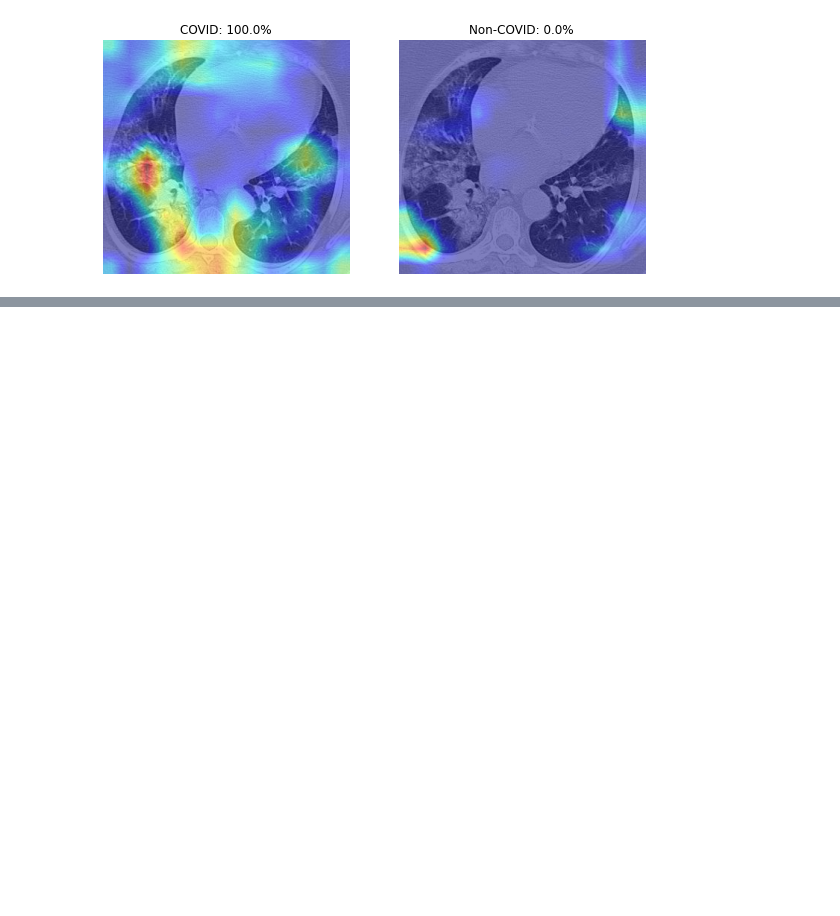
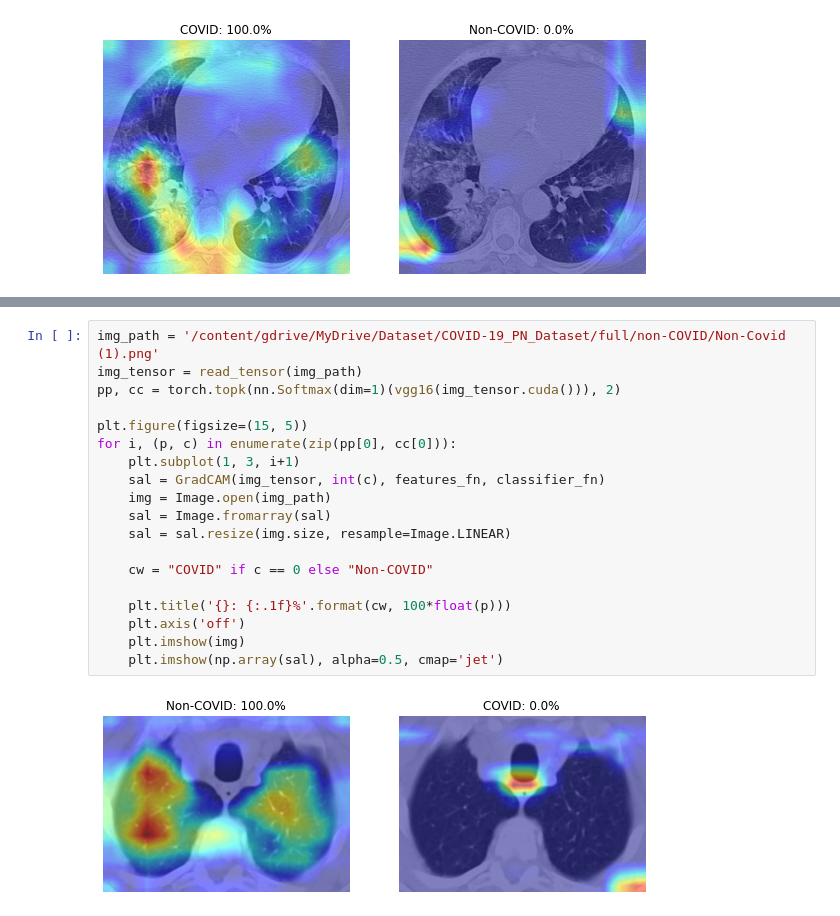
Before and after one commit to plthon/ai-notebooks, a Jupyter notebook: COVID-19 Diagnosis/vgg16_transfer_learning_Grad_CAM_COVID_19_CT_Diagnosis.ipynb, the cells around one changed output, grey strips where cells are left out. Drawn from its saved outputs; the diff is of its cells as text; blank space fills up the shorter version.

```diff
--- a/COVID-19 Diagnosis/vgg16_transfer_learning_Grad_CAM_COVID_19_CT_Diagnosis.ipynb
+++ b/COVID-19 Diagnosis/vgg16_transfer_learning_Grad_CAM_COVID_19_CT_Diagnosis.ipynb
@@ -719,0 +724,21 @@ plt.show()
+# %%
+img_path = '/content/gdrive/MyDrive/Dataset/COVID-19_PN_Dataset/full/non-COVID/Non-Covid (1).png'
+img_tensor = read_tensor(img_path)
+pp, cc = torch.topk(nn.Softmax(dim=1)(vgg16(img_tensor.cuda())), 2)
+
+plt.figure(figsize=(15, 5))
+for i, (p, c) in enumerate(zip(pp[0], cc[0])):
+    plt.subplot(1, 3, i+1)
+    sal = GradCAM(img_tensor, int(c), features_fn, classifier_fn)
+    img = Image.open(img_path)
+    sal = Image.fromarray(sal)
+    sal = sal.resize(img.size, resample=Image.LINEAR)
+
+    cw = "COVID" if c == 0 else "Non-COVID"
+
+    plt.title('{}: {:.1f}%'.format(cw, 100*float(p)))
+    plt.axis('off')
+    plt.imshow(img)
+    plt.imshow(np.array(sal), alpha=0.5, cmap='jet')
+# %% [output]
+[figure, added]
```
Also changed, not shown: parts of 3 cells of this notebook.
